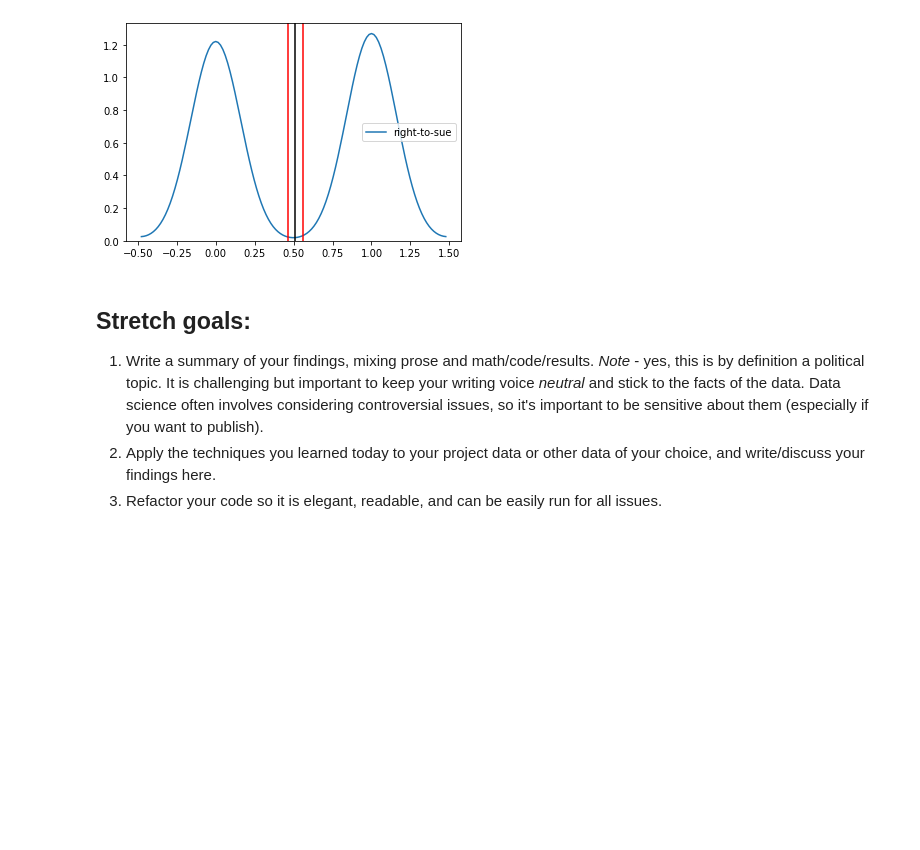
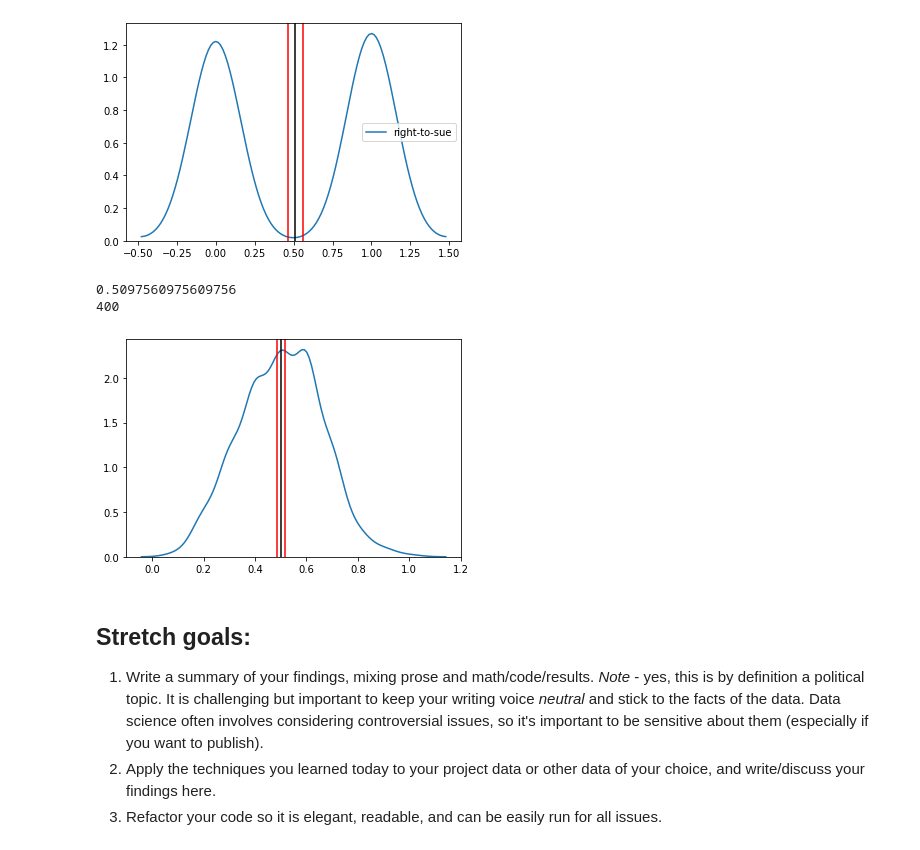
Before and after one commit to bloominstituteoftechnology/DS-Unit-1-Sprint-2-Statistics, a Jupyter notebook: Mike_Smith_LS_DS_122_Sampling_Confidence_Intervals_and_Hypothesis_Testing_Assignment.ipynb, the cells around one changed output. Saved outputs shown, nothing was run; the diff lists cells and outputs as text; code cells hidden in the pictures; blank space fills up the shorter version.

```diff
--- a/Mike_Smith_LS_DS_122_Sampling_Confidence_Intervals_and_Hypothesis_Testing_Assignment.ipynb
+++ b/Mike_Smith_LS_DS_122_Sampling_Confidence_Intervals_and_Hypothesis_Testing_Assignment.ipynb
@@ -105,3 +116,29 @@ plt.axvline(x=CI[0], color='black'); #mean
+# %%
+#Interpret the confidence interval - what does it tell you about the data and its distribution?
+
+#I can provide commentary but analyzing above numeric line and graph.
+cidnn = np.array(cidnn.to_list())
+
+#Interpret the confidence interval - what does it tell you about the data and its distribution?
+
+#I can provide commentary but analyzing above numeric line and graph.
+print(cidnn.mean())
+scidnn_means = []
+for x in range(0,400):
+  scidnn = np.random.choice(cidnn, size=10)
+  scidnn_means.append(scidnn.mean())
+print(len(scidnn_means))
+# %% [output]
+0.5097560975609756
+400
+# %%
+sns.kdeplot(scidnn_means);
+CI = confidence_interval(scidnn_means)
+plt.axvline(x=CI[1], color='red'); #lower boud
+plt.axvline(x=CI[2], color='red'); #upper bound
+plt.axvline(x=CI[0], color='black'); #mean
+# %% [output]
+[figure, added]
 # %% [markdown]
 ## Stretch goals:
 
```
Also changed, not shown: parts of 3 cells of this notebook.
